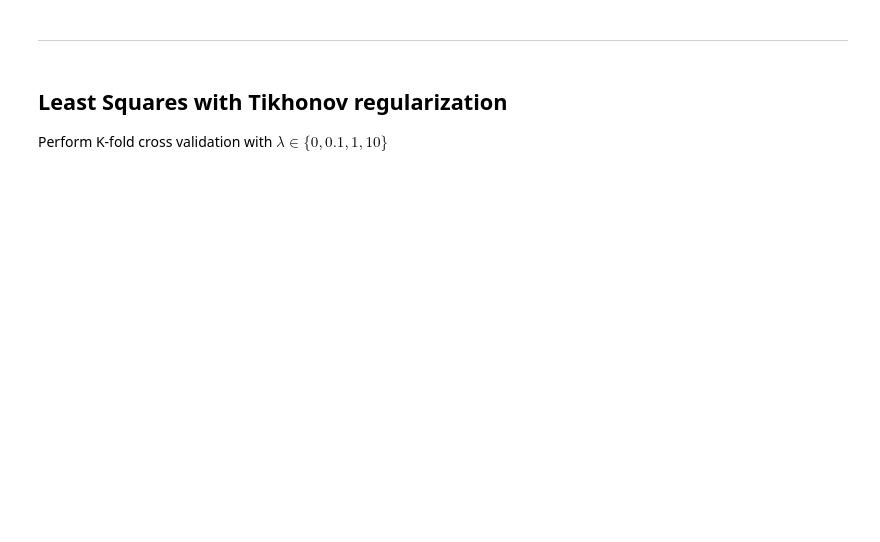
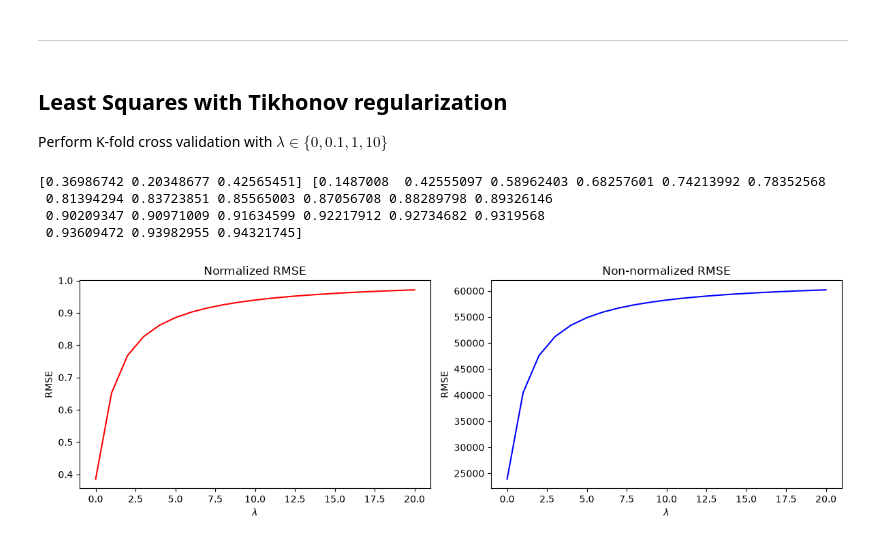
Before and after one commit to valerocarlos/MachineLearning_PhysicsofData2026_UniPD, a Jupyter notebook: Lab 2 Linear models-20261101/02b_regression.ipynb, the cells around one changed output. Cells and saved outputs as stored; diff of their text form; code cells hidden in the pictures; blank space fills up the shorter version.

```diff
--- a/Lab 2 Linear models-20261101/02b_regression.ipynb
+++ b/Lab 2 Linear models-20261101/02b_regression.ipynb
@@ -82,12 +82,21 @@ print(np.shape(X_training), np.shape(Y_training), np.shape(X_test), np.shape(Y_t
 Train and evaluate the LS regressor on the data
 # %%
 # Least squares solution
+
+import scipy as sp
+
 def least_squares(X_matrix: np.ndarray, labels: np.ndarray) -> None:
     ## TODO: Run the LS algorithm without regularization
-
+    # Least squares without regularization: w = (X^T X)^{-1} X^T y
+    coeff = np.linalg.inv(X_matrix.T @ X_matrix) @ X_matrix.T @ labels #labels effectively is just Y
+    return coeff
 
 def evaluate_model(x, y, coeff):
     ## TODO: Return the average MSE for the set over which we evaluate
+    predictions = x @ coeff # prediction_t = w0 * 1 + w1 * x_{t-2} + w2 * x_{t-1} all the parameters in a sum, easy to handle
+    mse_value = np.mean((predictions - y) ** 2) # mean square error
+    rmse = np.sqrt(mse_value)
+    return rmse
 # %%
 # Run the LS training and test it on the test data
 trained_model = least_squares(X_training, Y_training)
@@ -100,10 +114,3 @@ print('Root MSE:', np.sqrt(mse) * avg_size)
 ## Least Squares with Tikhonov regularization
 
 Perform K-fold cross validation with $\lambda\in\{0, 0.1, 1, 10\}$
-# %%
-# Least squares solution
-def regularized_least_squares(X_matrix: np.ndarray, labels: np.ndarray, lambda_par: np.ndarray) -> None:
-    ## TODO: Run the LS algorithm with regularization
-
-def K_fold(X_training: np.ndarray, Y_training: np.ndarray, lambda_vec: np.ndarray, K: np.ndarray) -> None:
-    ## TODO: Perform K-fold cross-validation
@@ -110,11 +149,31 @@ def K_fold(X_training: np.ndarray, Y_training: np.ndarray, lambda_vec: np.ndarra
 # %%
 # Run the training with K-fold cross-validation and plot the score
 K = 5
 lambda_par = range(21)
 
 best_model, best_perf, models, results = K_fold(X_training, Y_training, lambda_par, K)
 print(best_model, results)
-plt.plot(lambda_par, np.sqrt(results) * avg_size)
-plt.xlabel('$\lambda$')
-plt.ylabel('RMSE')
+
+rmse_norm = np.sqrt(results)          # RMSE in normalized units
+rmse_orig = rmse_norm * avg_size      # RMSE in original units
+
+fig, (ax1, ax2) = plt.subplots(1, 2, figsize=(12, 4))
+
+ax1.plot(lambda_par, rmse_norm, color='red')
+ax1.set_title('Normalized RMSE')
+ax1.set_xlabel(r'$\lambda$')
+ax1.set_ylabel('RMSE')
+
+ax2.plot(lambda_par, rmse_orig, color='blue')
+ax2.set_title('Non-normalized RMSE')
+ax2.set_xlabel(r'$\lambda$')
+ax2.set_ylabel('RMSE')
+
+plt.tight_layout()
 plt.show()
+# %% [output]
+[0.36986742 0.20348677 0.42565451] [0.1487008  0.42555097 0.58962403 0.68257601 0.74213992 0.78352568
+ 0.81394294 0.83723851 0.85565003 0.87056708 0.88289798 0.89326146
+ 0.90209347 0.90971009 0.91634599 0.92217912 0.92734682 0.9319568
+ 0.93609472 0.93982955 0.94321745]
+[figure, added]
```
Also changed, not shown: parts of 3 cells of this notebook.
